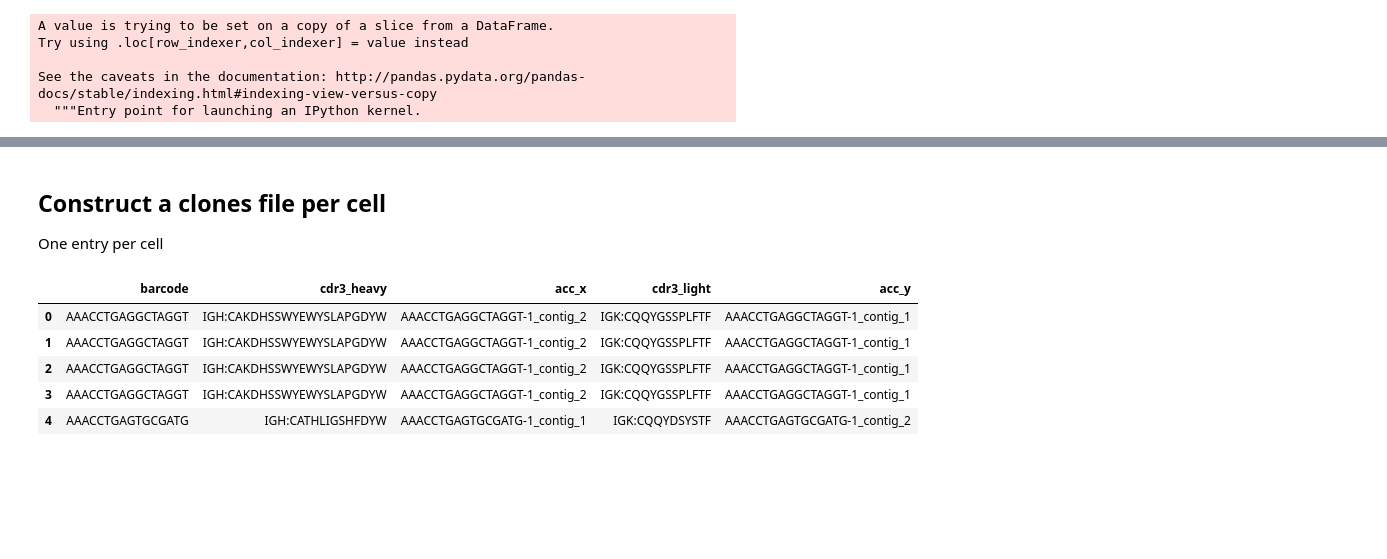
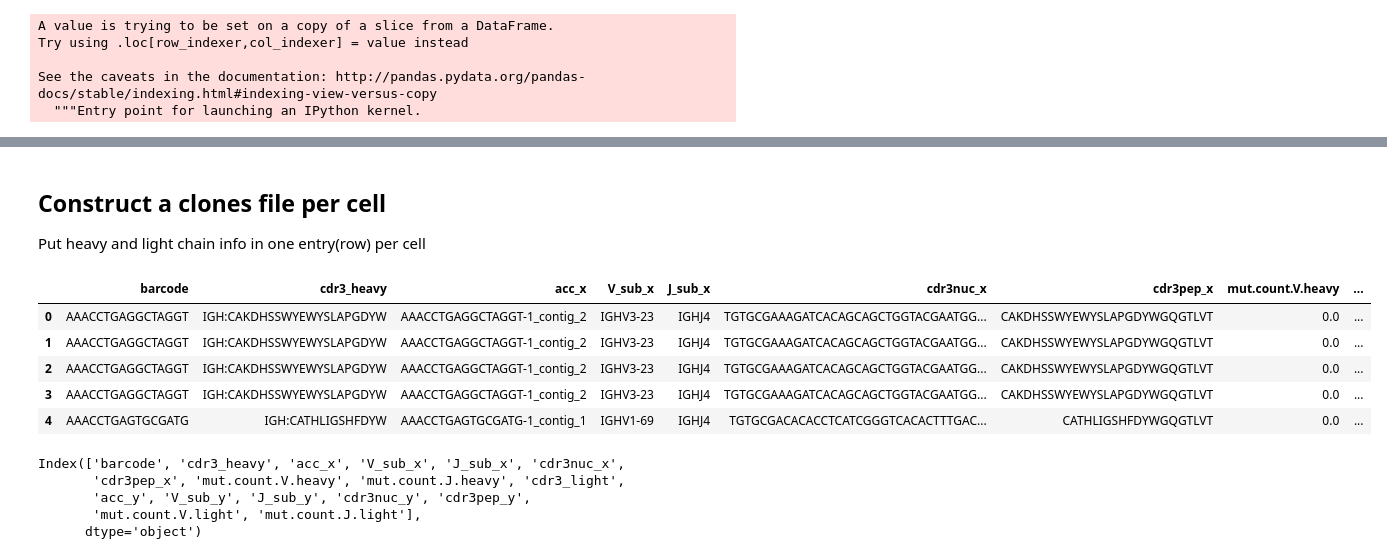
Before and after one commit to EDS-Bioinformatics-Laboratory/reseda, a Jupyter notebook: NOTEBOOKS/MergeHeavyLight.ipynb, the cells around one changed output, grey strips where cells are left out. Cells and saved outputs as stored; diff of their text form; code cells hidden in the pictures; blank space fills up the shorter version.

Commit message:
MergeHeavyLight.ipynb: added mutation info

```diff
--- a/NOTEBOOKS/MergeHeavyLight.ipynb
+++ b/NOTEBOOKS/MergeHeavyLight.ipynb
@@ -7,4 +8,4 @@ out_clones_HL = "AMC-TC-x001-HL-clones.csv"
 # %%
-myfiles = [x for x in os.listdir() if x.endswith("-allinfo-filtered.csv")]
+myfiles = [x for x in os.listdir() if x.endswith("-allinfo-filtered-mut.csv")]
 myfiles
 # %% [output]
@@ -23,8 +24,8 @@ myfiles
 # %%
 def readFile(myfile):
     sample = myfile.split("_")[0]
-    celltype = myfile.split("-")[-3]
-    df = pd.read_csv(myfile, sep="\t")
+    celltype = myfile.split("-")[-4]
+    df = pd.read_csv(myfile)
     df["Sample"] = sample
     df["CellType"] = celltype
     df["chain"] = [x.split("_")[0] for x in df["CellType"]]
@@ -107,19 +128,19 @@ Wrote AMC-TC-x001-HL-allinfo.csv to disk
 # %% [markdown]
 ## Construct a clones file per cell
 
-One entry per cell
+Put heavy and light chain info in one entry(row) per cell
 # %%
-cols = ["barcode", "chain_cdr3", "acc"]
+cols = ["barcode", "chain_cdr3", "acc", "V_sub", "J_sub", "cdr3nuc", "cdr3pep", "mut.count_x", "mut.count_y"]
 df_heavy = df_heavy[cols]
-df_heavy = df_heavy.rename(columns={'chain_cdr3': 'cdr3_heavy'})
+df_heavy = df_heavy.rename(columns={'chain_cdr3': 'cdr3_heavy', 'mut.count_x': 'mut.count.V.heavy', 'mut.count_y': 'mut.count.J.heavy'})
 df_light = df_light[cols]
-df_light = df_light.rename(columns={'chain_cdr3': 'cdr3_light'})
+df_light = df_light.rename(columns={'chain_cdr3': 'cdr3_light', 'mut.count_x': 'mut.count.V.light', 'mut.count_y': 'mut.count.J.light'})
 df_HL = pd.merge(df_heavy, df_light, how="inner", on="barcode")
 df_HL.head()
 # %% [output]
-|  | barcode | cdr3_heavy | acc_x | cdr3_light | acc_y |
-| 0 | AAACCTGAGGCTAGGT | IGH:CAKDHSSWYEWYSLAPGDYW | AAACCTGAGGCTAGGT-1_contig_2 | IGK:CQQYGSSPLFTF | AAACCTGAGGCTAGGT-1_contig_1 |
-| 1 | AAACCTGAGGCTAGGT | IGH:CAKDHSSWYEWYSLAPGDYW | AAACCTGAGGCTAGGT-1_contig_2 | IGK:CQQYGSSPLFTF | AAACCTGAGGCTAGGT-1_contig_1 |
-| 2 | AAACCTGAGGCTAGGT | IGH:CAKDHSSWYEWYSLAPGDYW | AAACCTGAGGCTAGGT-1_contig_2 | IGK:CQQYGSSPLFTF | AAACCTGAGGCTAGGT-1_contig_1 |
-| 3 | AAACCTGAGGCTAGGT | IGH:CAKDHSSWYEWYSLAPGDYW | AAACCTGAGGCTAGGT-1_contig_2 | IGK:CQQYGSSPLFTF | AAACCTGAGGCTAGGT-1_contig_1 |
-| 4 | AAACCTGAGTGCGATG | IGH:CATHLIGSHFDYW | AAACCTGAGTGCGATG-1_contig_1 | IGK:CQQYDSYSTF | AAACCTGAGTGCGATG-1_contig_2 |
+|  | barcode | cdr3_heavy | acc_x | V_sub_x | J_sub_x | cdr3nuc_x | cdr3pep_x | mut.count.V.heavy | ... |
+| 0 | AAACCTGAGGCTAGGT | IGH:CAKDHSSWYEWYSLAPGDYW | AAACCTGAGGCTAGGT-1_contig_2 | IGHV3-23 | IGHJ4 | TGTGCGAAAGATCACAGCAGCTGGTACGAATGG... | CAKDHSSWYEWYSLAPGDYWGQGTLVT | 0.0 | ... |
+| 1 | AAACCTGAGGCTAGGT | IGH:CAKDHSSWYEWYSLAPGDYW | AAACCTGAGGCTAGGT-1_contig_2 | IGHV3-23 | IGHJ4 | TGTGCGAAAGATCACAGCAGCTGGTACGAATGG... | CAKDHSSWYEWYSLAPGDYWGQGTLVT | 0.0 | ... |
+| 2 | AAACCTGAGGCTAGGT | IGH:CAKDHSSWYEWYSLAPGDYW | AAACCTGAGGCTAGGT-1_contig_2 | IGHV3-23 | IGHJ4 | TGTGCGAAAGATCACAGCAGCTGGTACGAATGG... | CAKDHSSWYEWYSLAPGDYWGQGTLVT | 0.0 | ... |
+| 3 | AAACCTGAGGCTAGGT | IGH:CAKDHSSWYEWYSLAPGDYW | AAACCTGAGGCTAGGT-1_contig_2 | IGHV3-23 | IGHJ4 | TGTGCGAAAGATCACAGCAGCTGGTACGAATGG... | CAKDHSSWYEWYSLAPGDYWGQGTLVT | 0.0 | ... |
+| 4 | AAACCTGAGTGCGATG | IGH:CATHLIGSHFDYW | AAACCTGAGTGCGATG-1_contig_1 | IGHV1-69 | IGHJ4 | TGTGCGACACACCTCATCGGGTCACACTTTGAC... | CATHLIGSHFDYWGQGTLVT | 0.0 | ... |
@@ -129,0 +147,8 @@ df_HL_clones = df_HL_clones.reset_index()
+# %%
+df_HL.columns
+# %% [output]
+Index(['barcode', 'cdr3_heavy', 'acc_x', 'V_sub_x', 'J_sub_x', 'cdr3nuc_x',
+       'cdr3pep_x', 'mut.count.V.heavy', 'mut.count.J.heavy', 'cdr3_light',
+       'acc_y', 'V_sub_y', 'J_sub_y', 'cdr3nuc_y', 'cdr3pep_y',
+       'mut.count.V.light', 'mut.count.J.light'],
+      dtype='object')
```
Also changed, not shown: parts of 17 cells of this notebook, 1 other file.
